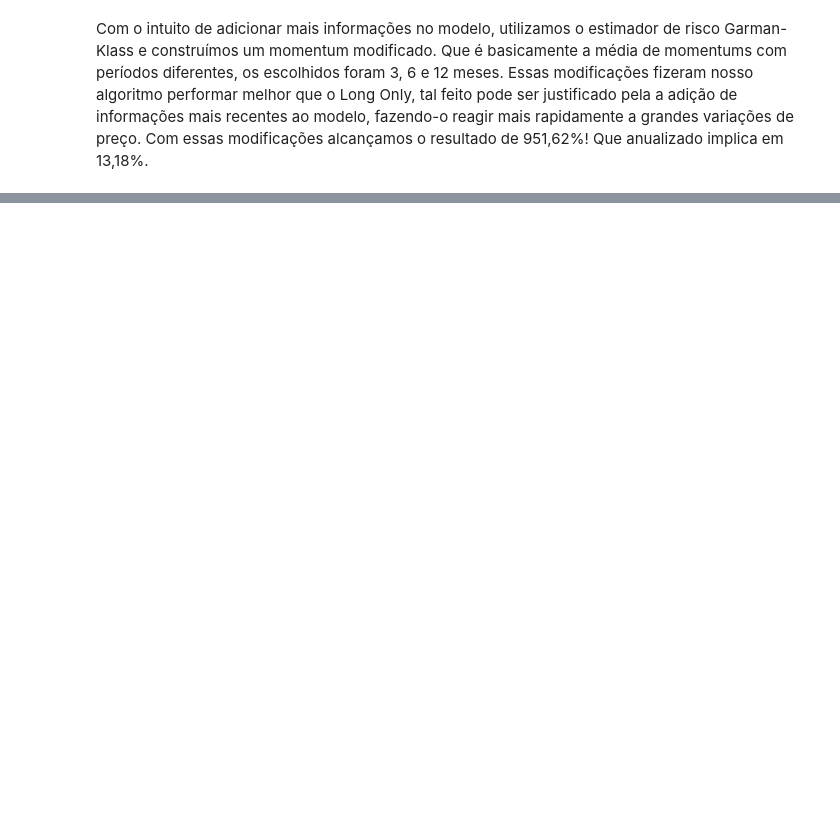
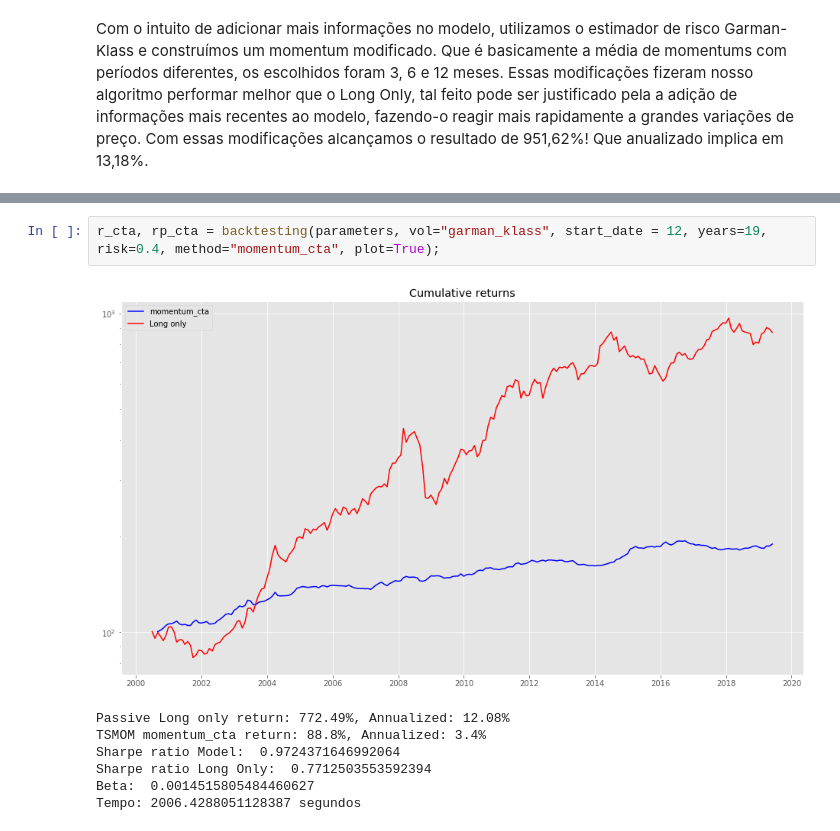
Before and after one commit to turing-usp/Momentum, a Jupyter notebook: TSMOM.ipynb, the cells around one changed output, grey strips where cells are left out. Saved outputs shown, nothing was run; the diff lists cells and outputs as text; blank space fills up the shorter version.

```diff
--- a/TSMOM.ipynb
+++ b/TSMOM.ipynb
@@ -618 +684,11 @@ Beta:  0.018985440109935896
+# %%
+r_cta, rp_cta = backtesting(parameters, vol="garman_klass", start_date = 12, years=19, risk=0.4, method="momentum_cta", plot=True);
+# %% [output]
+[figure, added]
+Passive Long only return: 772.49%, Annualized: 12.08%
+TSMOM momentum_cta return: 88.8%, Annualized: 3.4%
+Sharpe ratio Model:  0.9724371646992064
+Sharpe ratio Long Only:  0.7712503553592394
+Beta:  0.0014515805484460627
+Tempo: 2006.4288051128387 segundos
 # %%
```
Also changed, not shown: parts of 16 cells of this notebook, 1 other file.
